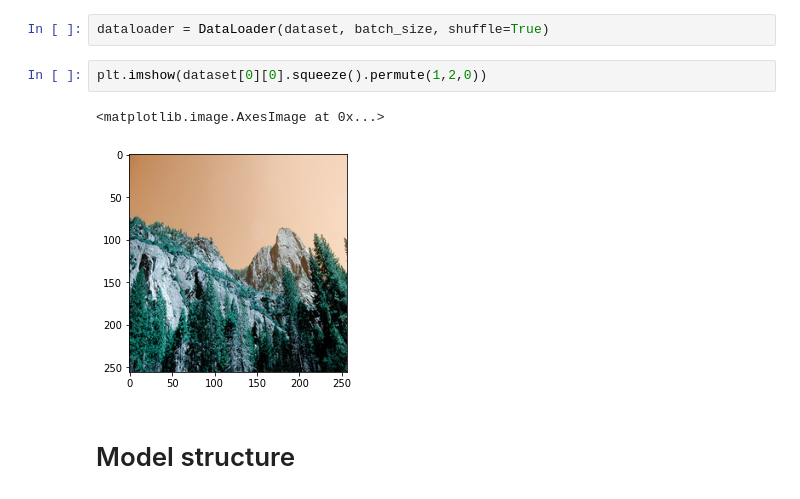
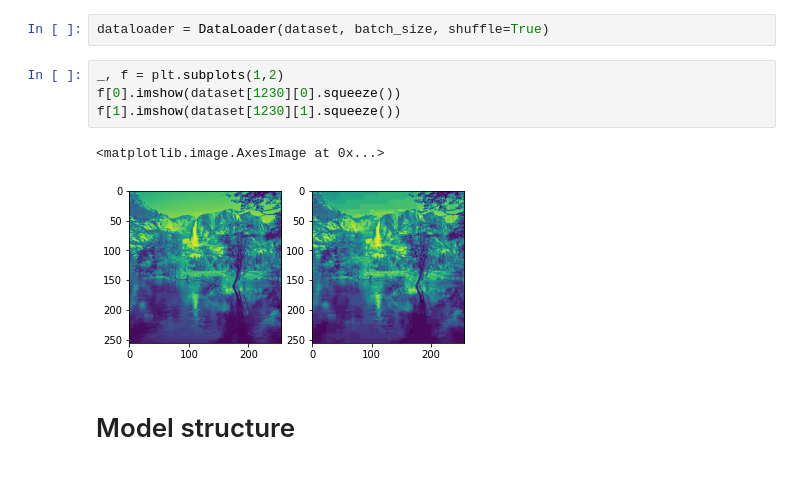
Before and after one commit to IOBananaOI/ImageQualityImprover, a Jupyter notebook: main.ipynb, the cells around one changed output. Saved outputs shown, nothing was run; the diff lists cells and outputs as text.

```diff
--- a/main.ipynb
+++ b/main.ipynb
@@ -74,10 +93,12 @@ len(dataset)
 # %%
 dataloader = DataLoader(dataset, batch_size, shuffle=True)
-# %%
-plt.imshow(dataset[0][0].squeeze().permute(1,2,0))
-# %% [output]
-<matplotlib.image.AxesImage at 0x...>
-[figure, removed]
+# %%
+_, f = plt.subplots(1,2)
+f[0].imshow(dataset[1230][0].squeeze())
+f[1].imshow(dataset[1230][1].squeeze())
+# %% [output]
+<matplotlib.image.AxesImage at 0x...>
+[figure, added]
 # %% [markdown]
 # Model structure
 # %%
```
Also changed, not shown: parts of 17 cells of this notebook.
